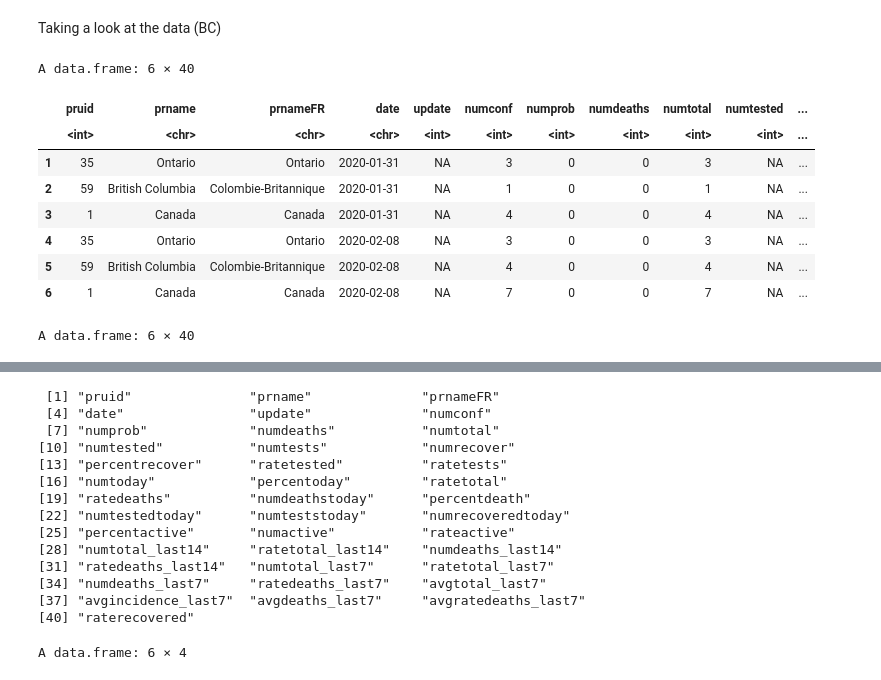
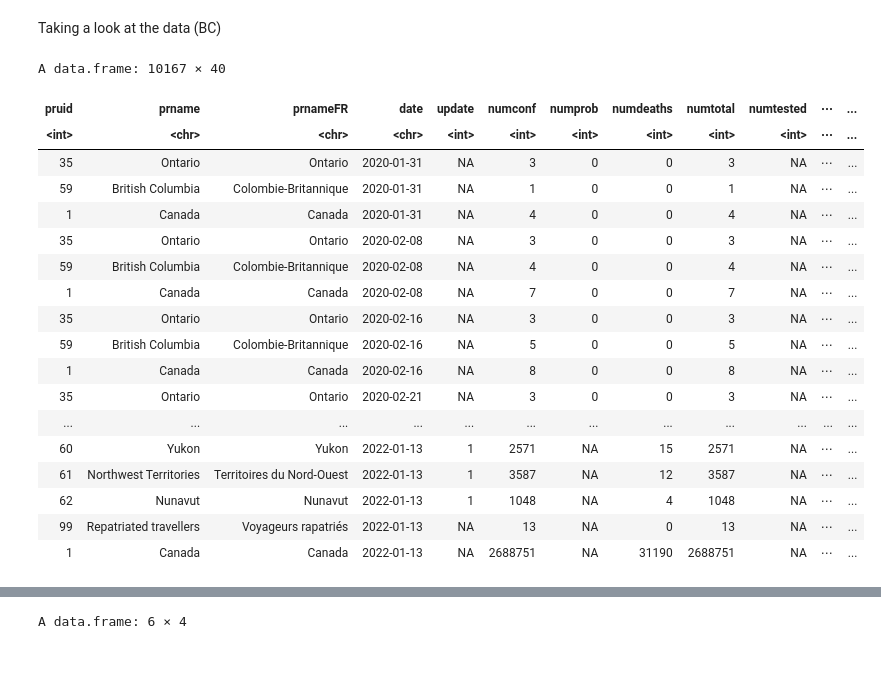
Before and after one commit to YellowPrawn/Spiral-Data-Visualizer, a Jupyter notebook: Data Processing (concept).ipynb, the cells around one changed output, grey strips where cells are left out. Saved outputs shown, nothing was run; the diff lists cells and outputs as text; code cells hidden in the pictures.

```diff
--- a/Data Processing (concept).ipynb
+++ b/Data Processing (concept).ipynb
@@ -29,17 +29,24 @@ The following objects are masked from ‘package:base’:
 Taking a look at the data (BC)
 # %%
 data <- read.csv("https://health-infobase.canada.ca/src/data/covidLive/covid19-download.csv")
-head(data)
-tail(data)
-names(data)
+data
 # %% [output]
-A data.frame: 6 × 40
+A data.frame: 10167 × 40
-|  | pruid | prname | prnameFR | date | update | numconf | numprob | numdeaths | numtotal | numtested | ... |
-|  | <int> | <chr> | <chr> | <chr> | <int> | <int> | <int> | <int> | <int> | <int> | ... |
-| 1 | 35 | Ontario | Ontario | 2020-01-31 | NA | 3 | 0 | 0 | 3 | NA | ... |
-| 2 | 59 | British Columbia | Colombie-Britannique | 2020-01-31 | NA | 1 | 0 | 0 | 1 | NA | ... |
-| 3 | 1 | Canada | Canada | 2020-01-31 | NA | 4 | 0 | 0 | 4 | NA | ... |
-| 4 | 35 | Ontario | Ontario | 2020-02-08 | NA | 3 | 0 | 0 | 3 | NA | ... |
-| 5 | 59 | British Columbia | Colombie-Britannique | 2020-02-08 | NA | 4 | 0 | 0 | 4 | NA | ... |
-| 6 | 1 | Canada | Canada | 2020-02-08 | NA | 7 | 0 | 0 | 7 | NA | ... |
+| pruid | prname | prnameFR | date | update | numconf | numprob | numdeaths | numtotal | numtested | ⋯ | ... |
+| <int> | <chr> | <chr> | <chr> | <int> | <int> | <int> | <int> | <int> | <int> | ⋯ | ... |
+| 35 | Ontario | Ontario | 2020-01-31 | NA | 3 | 0 | 0 | 3 | NA | ⋯ | ... |
+| 59 | British Columbia | Colombie-Britannique | 2020-01-31 | NA | 1 | 0 | 0 | 1 | NA | ⋯ | ... |
+| 1 | Canada | Canada | 2020-01-31 | NA | 4 | 0 | 0 | 4 | NA | ⋯ | ... |
+| 35 | Ontario | Ontario | 2020-02-08 | NA | 3 | 0 | 0 | 3 | NA | ⋯ | ... |
+| 59 | British Columbia | Colombie-Britannique | 2020-02-08 | NA | 4 | 0 | 0 | 4 | NA | ⋯ | ... |
+| 1 | Canada | Canada | 2020-02-08 | NA | 7 | 0 | 0 | 7 | NA | ⋯ | ... |
+| 35 | Ontario | Ontario | 2020-02-16 | NA | 3 | 0 | 0 | 3 | NA | ⋯ | ... |
+| 59 | British Columbia | Colombie-Britannique | 2020-02-16 | NA | 5 | 0 | 0 | 5 | NA | ⋯ | ... |
+| 1 | Canada | Canada | 2020-02-16 | NA | 8 | 0 | 0 | 8 | NA | ⋯ | ... |
+| 35 | Ontario | Ontario | 2020-02-21 | NA | 3 | 0 | 0 | 3 | NA | ⋯ | ... |
+| ... | ... | ... | ... | ... | ... | ... | ... | ... | ... | ... | ... |
+| 60 | Yukon | Yukon | 2022-01-13 | 1 | 2571 | NA | 15 | 2571 | NA | ⋯ | ... |
+| 61 | Northwest Territories | Territoires du Nord-Ouest | 2022-01-13 | 1 | 3587 | NA | 12 | 3587 | NA | ⋯ | ... |
+| 62 | Nunavut | Nunavut | 2022-01-13 | 1 | 1048 | NA | 4 | 1048 | NA | ⋯ | ... |
+| 99 | Repatriated travellers | Voyageurs rapatriés | 2022-01-13 | NA | 13 | NA | 0 | 13 | NA | ⋯ | ... |
+| 1 | Canada | Canada | 2022-01-13 | NA | 2688751 | NA | 31190 | 2688751 | NA | ⋯ | ... |
-A data.frame: 6 × 40
@@ -54,17 +53,3 @@ A data.frame: 6 × 40
- [1] "pruid"               "prname"              "prnameFR"
- [4] "date"                "update"              "numconf"
- [7] "numprob"             "numdeaths"           "numtotal"
-[10] "numtested"           "numtests"            "numrecover"
-[13] "percentrecover"      "ratetested"          "ratetests"
-[16] "numtoday"            "percentoday"         "ratetotal"
-[19] "ratedeaths"          "numdeathstoday"      "percentdeath"
-[22] "numtestedtoday"      "numteststoday"       "numrecoveredtoday"
-[25] "percentactive"       "numactive"           "rateactive"
-[28] "numtotal_last14"     "ratetotal_last14"    "numdeaths_last14"
-[31] "ratedeaths_last14"   "numtotal_last7"      "ratetotal_last7"
-[34] "numdeaths_last7"     "ratedeaths_last7"    "avgtotal_last7"
-[37] "avgincidence_last7"  "avgdeaths_last7"     "avgratedeaths_last7"
-[40] "raterecovered"
 # %%
 daily_data <- data %>%
     filter(prname == "British Columbia") %>%
```
Also changed, not shown: parts of 1 cell of this notebook, 26 other files.
